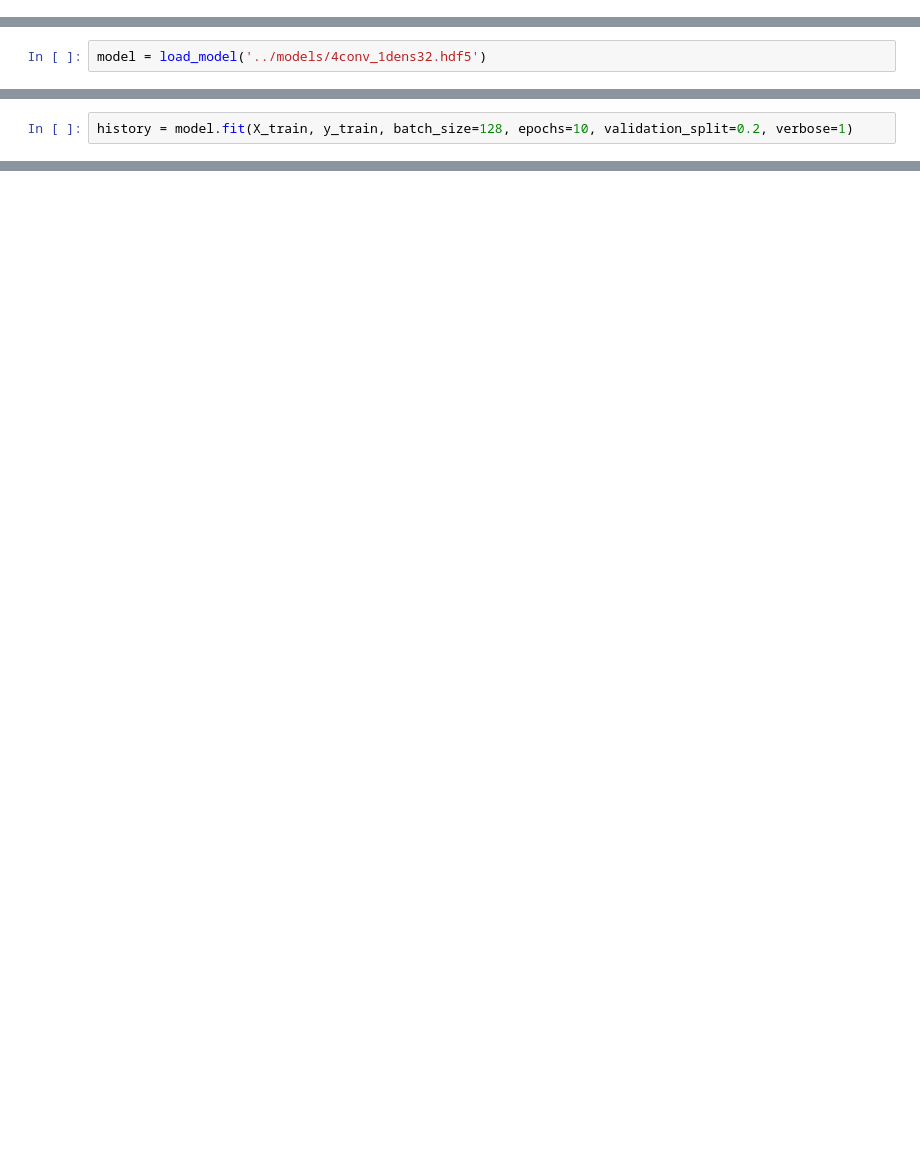
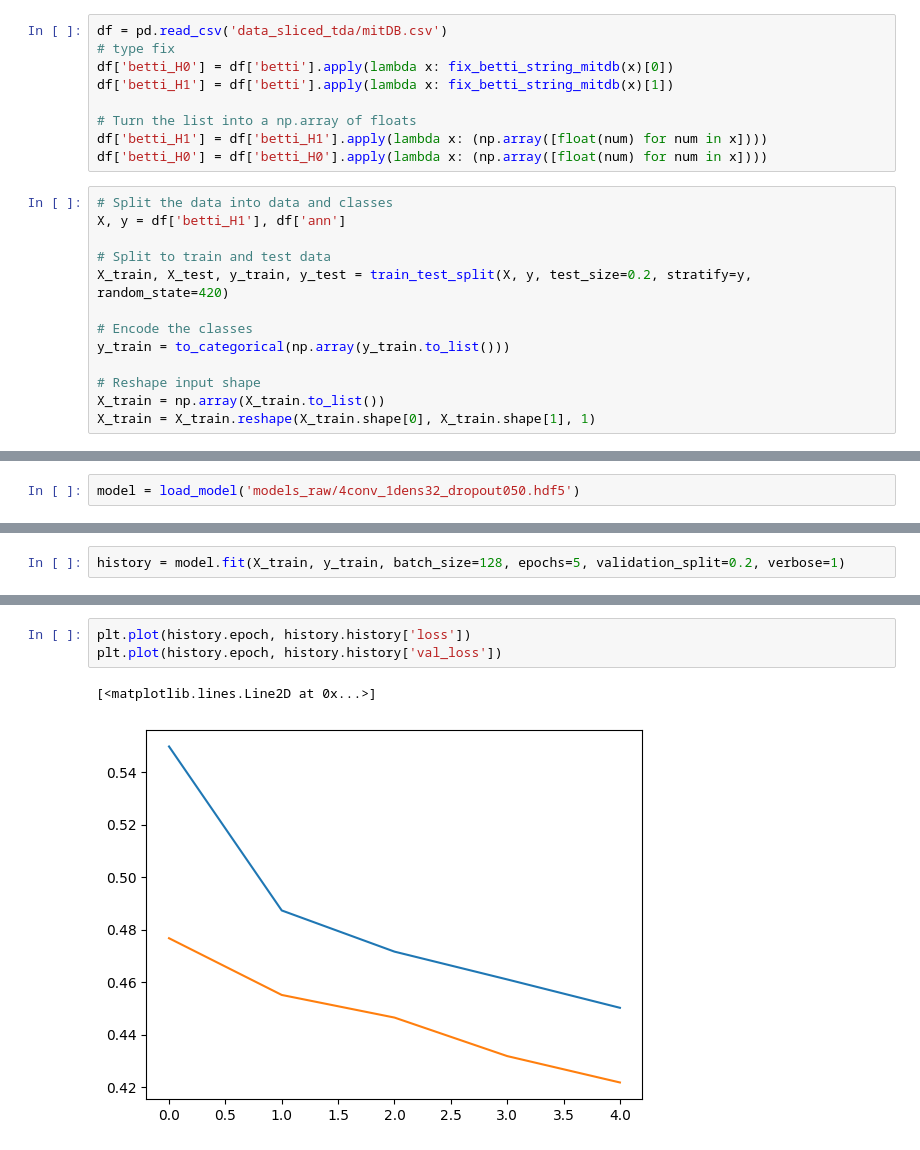
Before and after one commit to pap1rana/arrhythmia-detection, a Jupyter notebook: train_mitdb.ipynb, the cells around one changed output, grey strips where cells are left out. Drawn from its saved outputs; the diff is of its cells as text; blank space fills up the shorter version.

Commit message:
Add model training and eval mitDB

```diff
--- a/train_mitdb.ipynb
+++ b/train_mitdb.ipynb
@@ -6,0 +12,22 @@ import numpy as np
+# %%
+df = pd.read_csv('data_sliced_tda/mitDB.csv')
+# type fix
+df['betti_H0'] = df['betti'].apply(lambda x: fix_betti_string_mitdb(x)[0])
+df['betti_H1'] = df['betti'].apply(lambda x: fix_betti_string_mitdb(x)[1])
+
+# Turn the list into a np.array of floats
+df['betti_H1'] = df['betti_H1'].apply(lambda x: (np.array([float(num) for num in x])))
+df['betti_H0'] = df['betti_H0'].apply(lambda x: (np.array([float(num) for num in x])))
+# %%
+# Split the data into data and classes
+X, y = df['betti_H1'], df['ann']
+
+# Split to train and test data
+X_train, X_test, y_train, y_test = train_test_split(X, y, test_size=0.2, stratify=y, random_state=420)
+
+# Encode the classes
+y_train = to_categorical(np.array(y_train.to_list()))
+
+# Reshape input shape
+X_train = np.array(X_train.to_list())
+X_train = X_train.reshape(X_train.shape[0], X_train.shape[1], 1)
@@ -7,2 +36,2 @@ import numpy as np
 # %%
-model = load_model('../models/4conv_1dens32.hdf5')
+model = load_model('models_raw/4conv_1dens32_dropout050.hdf5')
@@ -28,3 +38,3 @@ X.shape
 # %%
-history = model.fit(X_train, y_train, batch_size=128, epochs=10, validation_split=0.2, verbose=1)
+history = model.fit(X_train, y_train, batch_size=128, epochs=5, validation_split=0.2, verbose=1)
 # %% [output]
@@ -55,0 +51,6 @@ ValueError: Failed to convert a NumPy array to a Tensor (Unsupported object type
+# %%
+plt.plot(history.epoch, history.history['loss'])
+plt.plot(history.epoch, history.history['val_loss'])
+# %% [output]
+[<matplotlib.lines.Line2D at 0x...>]
+[figure, added]
```
Also changed, not shown: parts of 21 cells of this notebook.
